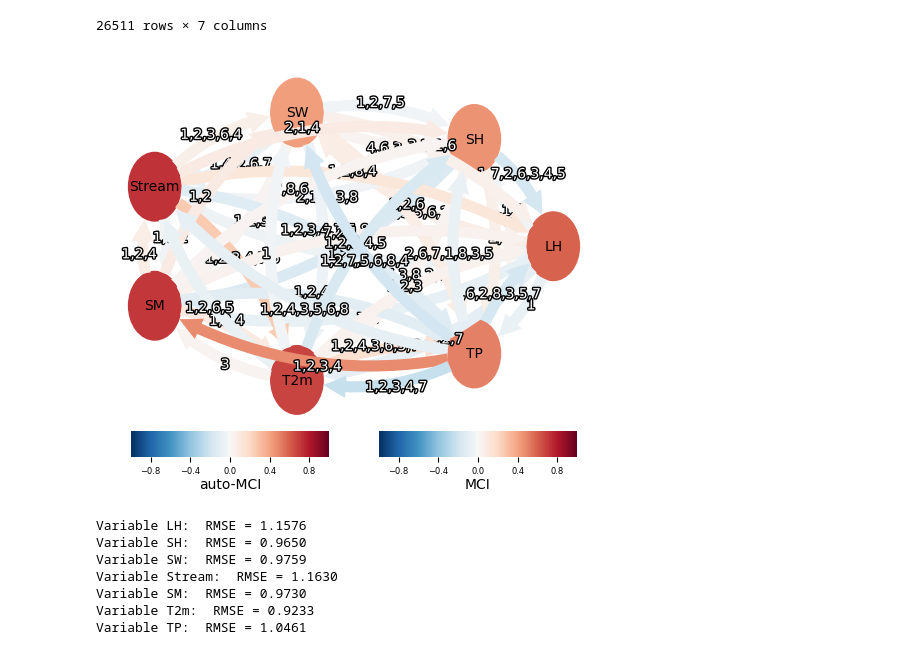
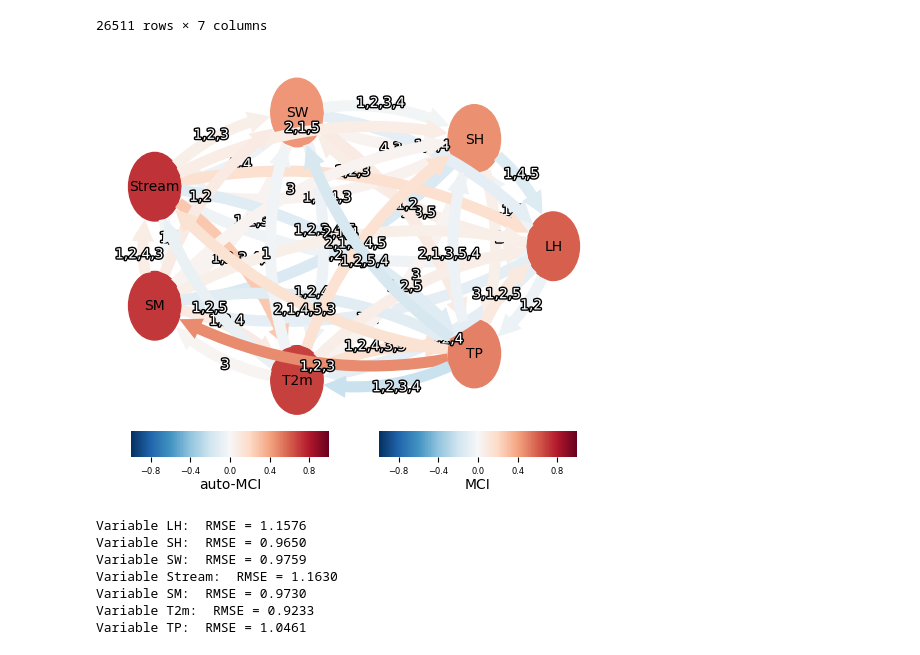
Before and after one commit to Tyrest/Neural-Netbusters, a Jupyter notebook: test.ipynb, the cells around one changed output. Cells and saved outputs as stored; diff of their text form; code cells hidden in the pictures.

```diff
--- a/test.ipynb
+++ b/test.ipynb
@@ -176,22 +192,22 @@ filled_pd_df
 # %%
 # Set hyperparameters
 tau_min = 1
-tau_max = 8
+tau_max = 5
 # pc_alpha = None
 # alpha_level = 0.01
 
 pcmci = PCMCI(dataframe=filled_tigramite_df,
               cond_ind_test=RobustParCorr())
 
 pcmci_results = pcmci.run_pcmci(tau_min=tau_min, tau_max=tau_max)#, pc_alpha=pc_alpha, alpha_level=alpha_level)
 
 tp.plot_graph(val_matrix=pcmci_results['val_matrix'],
               graph=pcmci_results['graph'], var_names=filled_tigramite_df.var_names,
               node_aspect=0.5, node_size=0.5
               )
 plt.show()
 # %% [output]
-[figure, old version]
+[figure, new version]
 # %%
 model = Models(
     dataframe=filled_tigramite_df,
```
Also changed, not shown: parts of 1 cell of this notebook, 12 other files.
